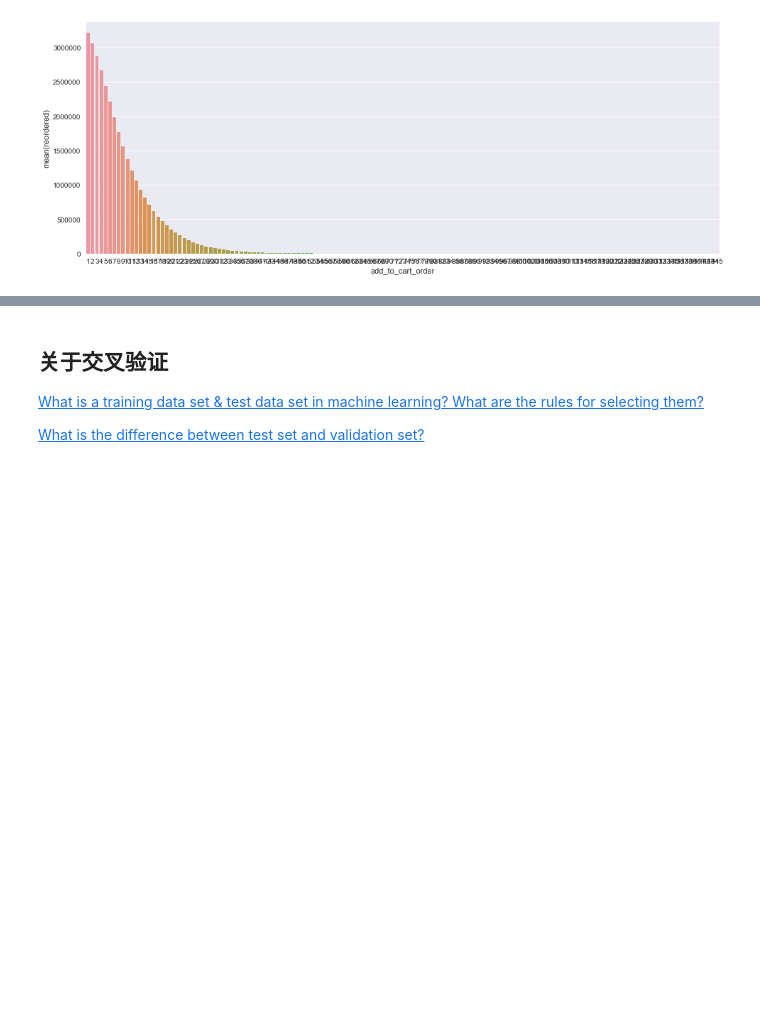
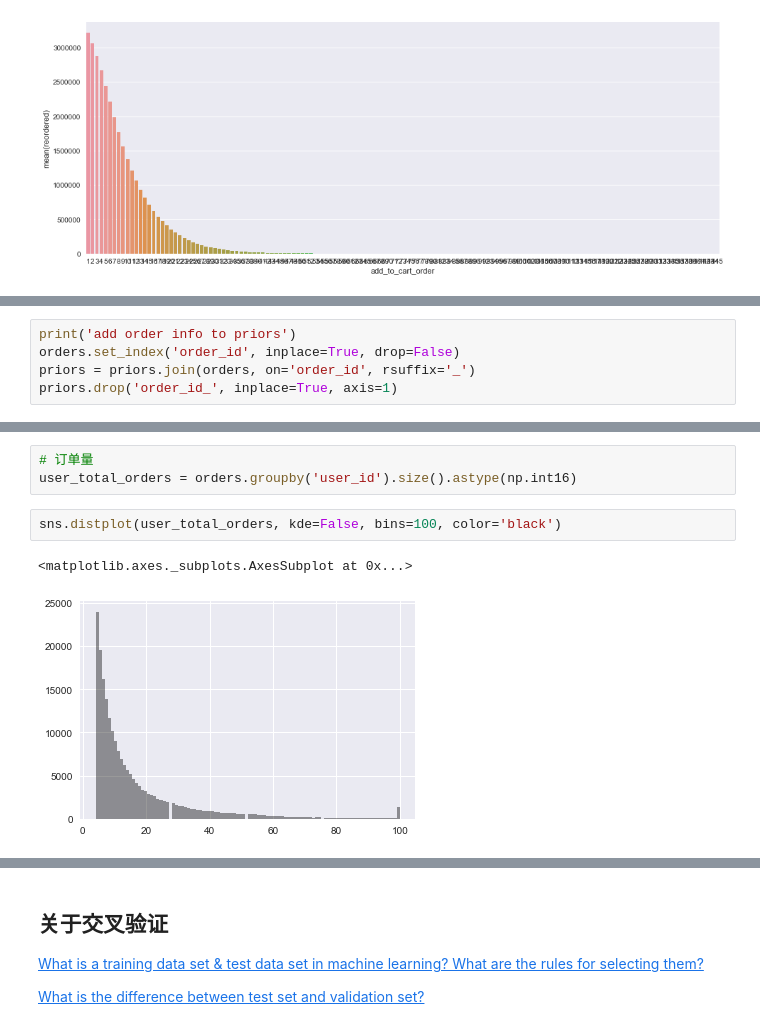
Before and after one commit to shenc3/kaggle_note, a Jupyter notebook: Instacart/analys_orders.ipynb, the cells around one changed output, grey strips where cells are left out. Saved outputs shown, nothing was run; the diff lists cells and outputs as text; blank space fills up the shorter version.

```diff
--- a/Instacart/analys_orders.ipynb
+++ b/Instacart/analys_orders.ipynb
@@ -231,0 +287,5 @@ barplot = sns.barplot(data=add_to_cart_reord.reset_index(), x='add_to_cart_order
+# %%
+print('add order info to priors')
+orders.set_index('order_id', inplace=True, drop=False)
+priors = priors.join(orders, on='order_id', rsuffix='_')
+priors.drop('order_id_', inplace=True, axis=1)
@@ -231,0 +303,8 @@ barplot = sns.barplot(data=add_to_cart_reord.reset_index(), x='add_to_cart_order
+# %%
+# 订单量
+user_total_orders = orders.groupby('user_id').size().astype(np.int16)
+# %%
+sns.distplot(user_total_orders, kde=False, bins=100, color='black')
+# %% [output]
+<matplotlib.axes._subplots.AxesSubplot at 0x...>
+[figure, added]
```
Also changed, not shown: parts of 16 cells of this notebook, 1 other file.
